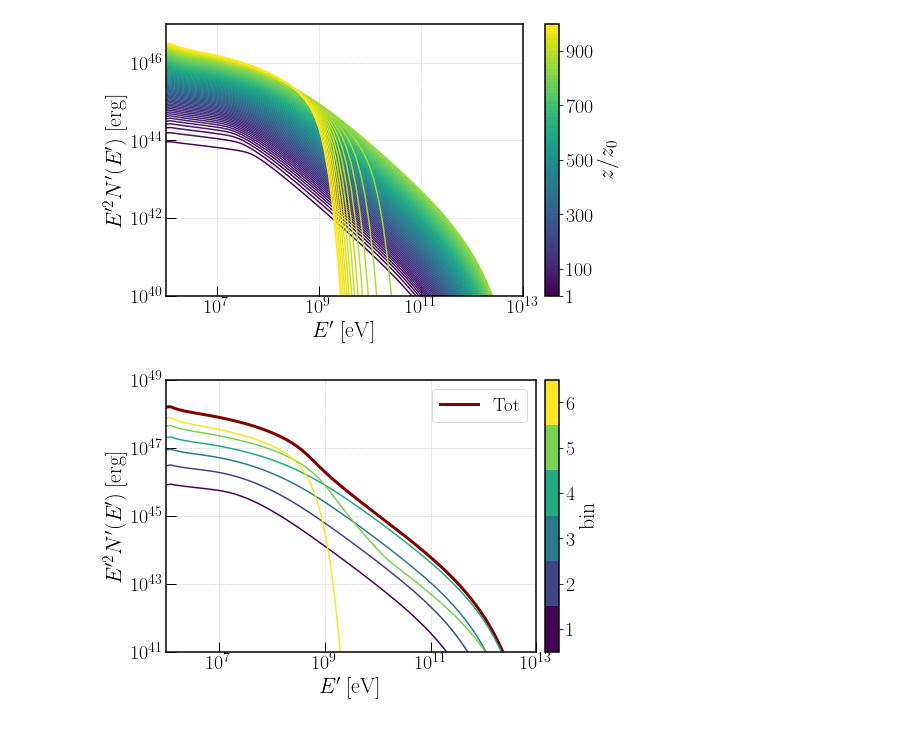
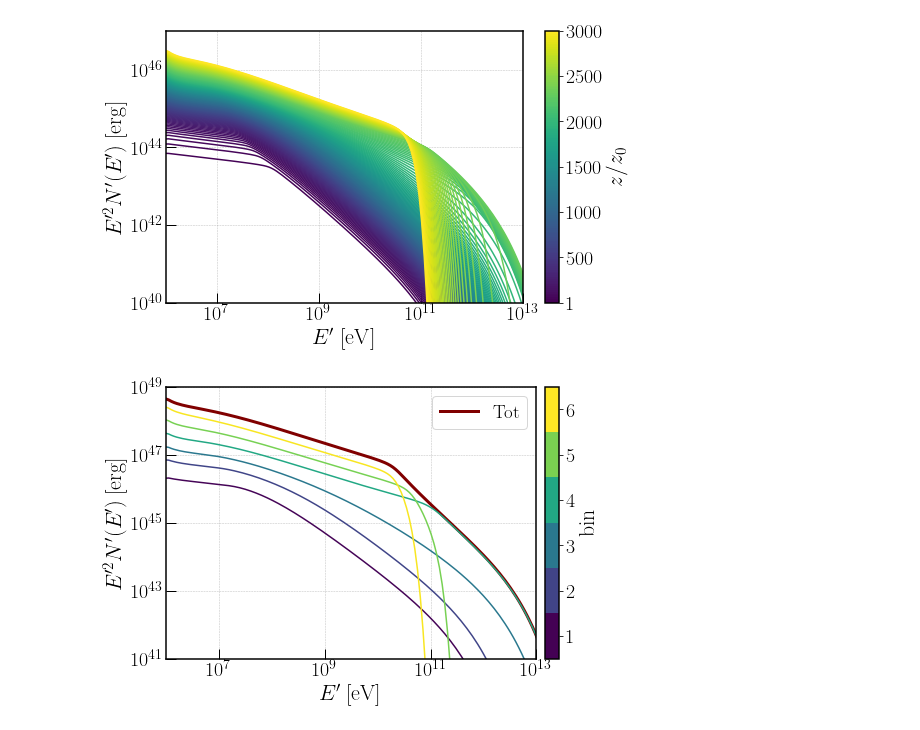
Before and after one commit to santimda/ExtendedJet, a Jupyter notebook: PostProcessing/quickplot_SED_NE.ipynb, the cells around one changed output. Drawn from its saved outputs; the diff is of its cells as text; code cells hidden in the pictures.

```diff
--- a/PostProcessing/quickplot_SED_NE.ipynb
+++ b/PostProcessing/quickplot_SED_NE.ipynb
@@ -6,7 +6,7 @@ import matplotlib.pyplot as plt
 import matplotlib
 import plot_utils as pltutils
 # %%
-def read_SEDsyn_cuts(filename='./../Code/SEDsyn_cuts_ord.dat'):
+def read_SEDsyn_cuts(filename='./../Code/SEDe_syn_cuts_ord.dat'):
     fname = filename
     #fname format: Esy, Lsy*Esy, Labssy, l
     data = np.loadtxt(fname).transpose()
@@ -75,7 +76,7 @@ plt.show()
 # # N(E) distribution
 
 # Read the output of the jet model
-NE_output_ord = np.loadtxt('./../Code/NE_cuts_ord.dat')
+NE_output_ord = np.loadtxt('./../Code/Ne_cuts_ord.dat')
 
 # Define quantities for N cuts
 Eecut = NE_output_ord[:,0]
@@ -91,37 +92,37 @@ necut = np.reshape(necut,(n,m))
 # Init plot
 fig, ax= plt.subplots(1,1, figsize=(8,5))
 colors = pltutils.iar_aut
 
 # Plot individual curves for different z
 colormap, sm = pltutils.color_from_cmap('viridis', m, vmin=1.0, vmax=zmax/zmin)
 #colormap, sm = pltutils.color_from_cmap('viridis', m, vmin=zmin, vmax=zmax)
 for i in range(m):
     ax.loglog(Eecut[i]/eV,necut[i]*Eecut[i]**2, color=colormap[i])
 
 #z_ticks = np.linspace(0, zmax, 8)
 #z_ticks2 = [float('{:.2g}'.format(z)) for z in z_ticks]
 #plt.colorbar(sm, ticks=z_ticks2, label='$z(\\rm cm)$')
 
-#z_ticks = np.linspace(1.0, zmax/zmin, 8)
-z_ticks = [1.0, 100, 300, 500, 700, 900]
+#z_ticks = np.linspace(0.0, zmax/zmin, 8)
+z_ticks = [1, 500, 1000, 1500, 2000, 2500, 3000]
 plt.colorbar(sm, ticks=z_ticks, label='$z/z_0$')
 
 # Set limits#
 ax.set_ylim([1e40,1e47])
 ax.set_xlim([1e6,1e13])
 
 # Legends and labels
 #plt.legend(loc='upper right', fontsize=19)
 ax.set_xlabel('$E\' \; [\mathrm{eV}]$')
 ax.set_ylabel('$E\'^2 N\' (E\') \; [\mathrm{erg}]$')
 
 # Set the style of the plot
 pltutils.luc_std_plot(ax)
 plt.show()
 
-fig.savefig('NE_cuts.pdf', bbox_inches='tight', pad_inches = 0)
+fig.savefig('NEe_cuts.pdf', bbox_inches='tight', pad_inches = 0)
 # %% [output]
-[figure, old version]
+[figure, new version]
 # %%
 # # N(E) distribution
 
@@ -180,4 +181,4 @@ plt.show()
 
 fig.savefig('NE_bin.pdf', bbox_inches='tight', pad_inches = 0)
 # %% [output]
-[figure, old version]
+[figure, new version]
```
Also changed, not shown: parts of 2 cells of this notebook, 4 other files.
